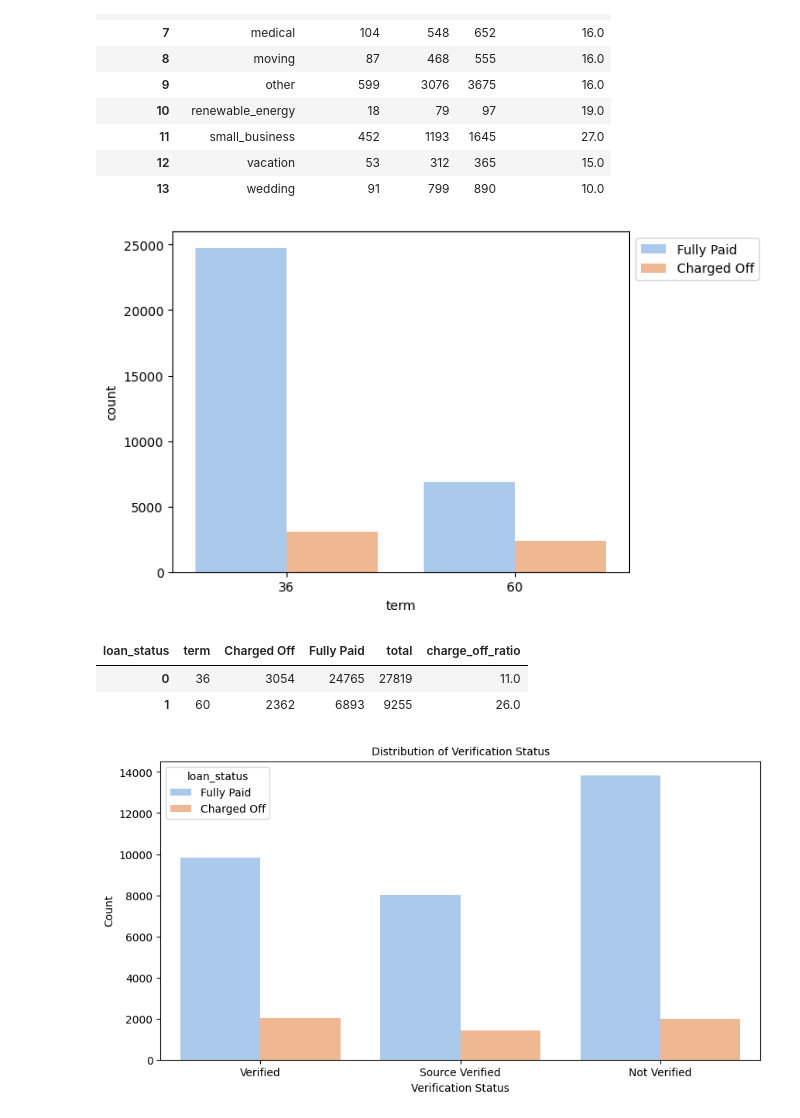
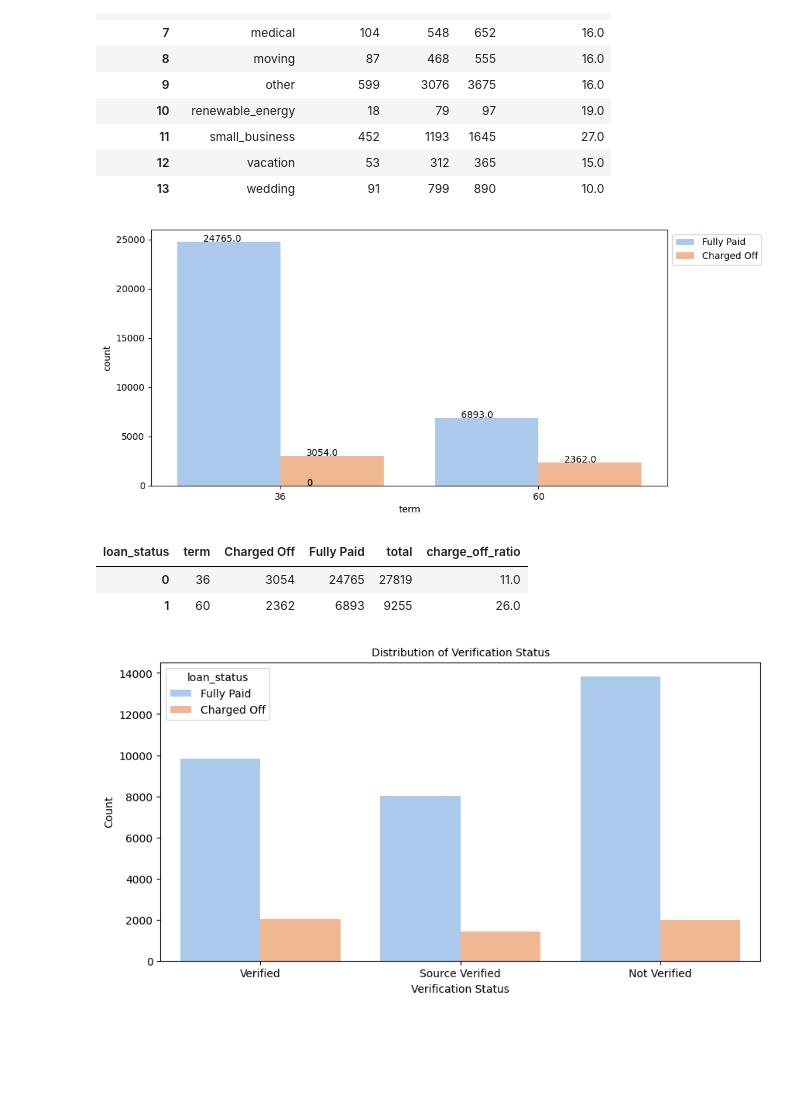
Before and after one commit to jayshah-07/lendingclubcasestudy, a Jupyter notebook: Jay_Janan_lending_club.ipynb, the cells around one changed output. Saved outputs shown, nothing was run; the diff lists cells and outputs as text; code cells hidden in the pictures; blank space fills up the shorter version.

```diff
--- a/lending_club.ipynb
+++ b/Jay_Janan_lending_club.ipynb
@@ -978,20 +978,23 @@ pivot_tb
 | 12 | vacation | 53 | 312 | 365 | 15.0 |
 | 13 | wedding | 91 | 799 | 890 | 10.0 |
 # %%
-sns.countplot(x="term", data = loan_df , palette="pastel", width=0.8, hue="loan_status", legend=True)
+plt.figure(figsize=(10,5))
+ax = sns.countplot(x="term", data = loan_df , palette="pastel", width=0.8, hue="loan_status", legend=True)
+for p in ax.patches:
+    ax.annotate('{:1}'.format(p.get_height()), (p.get_x() + 0.1, p.get_height() + 10))
 #plt.xticks(rotation=0)
 plt.legend(bbox_to_anchor=(1.0, 1.0), loc='upper left')
 plt.show()
 
 # Ploting pivot table with charge off ratio
 pivot_tb = pd.pivot_table(loan_df, values="annual_inc_groups", index=['term'],
                        columns=['loan_status'], aggfunc=len).reset_index()
 pivot_tb["total"] = pivot_tb['Charged Off'] + pivot_tb['Fully Paid']
 pivot_tb['charge_off_ratio'] = round(pivot_tb['Charged Off'] / pivot_tb['total'] * 100)
 pivot_tb
-# long term loan has high change of default as charge of ratio is higher.
+# long term loan has high chance of default as charge of ratio is higher.
 # %% [output]
-[figure, old version]
+[figure, new version]
 | loan_status | term | Charged Off | Fully Paid | total | charge_off_ratio |
 | 0 | 36 | 3054 | 24765 | 27819 | 11.0 |
 | 1 | 60 | 2362 | 6893 | 9255 | 26.0 |
```
Also changed, not shown: parts of 8 cells of this notebook, 1 other file.
